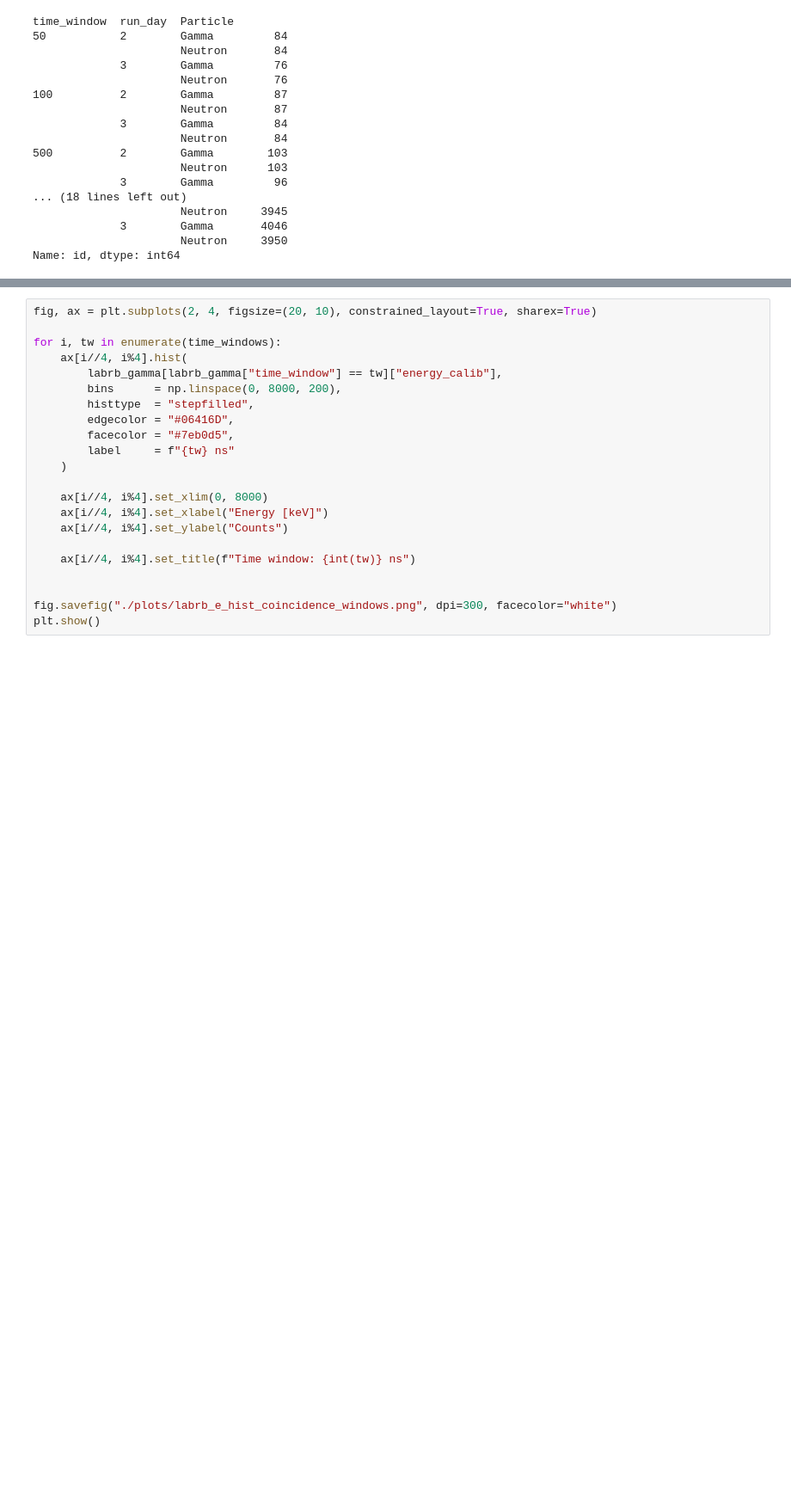
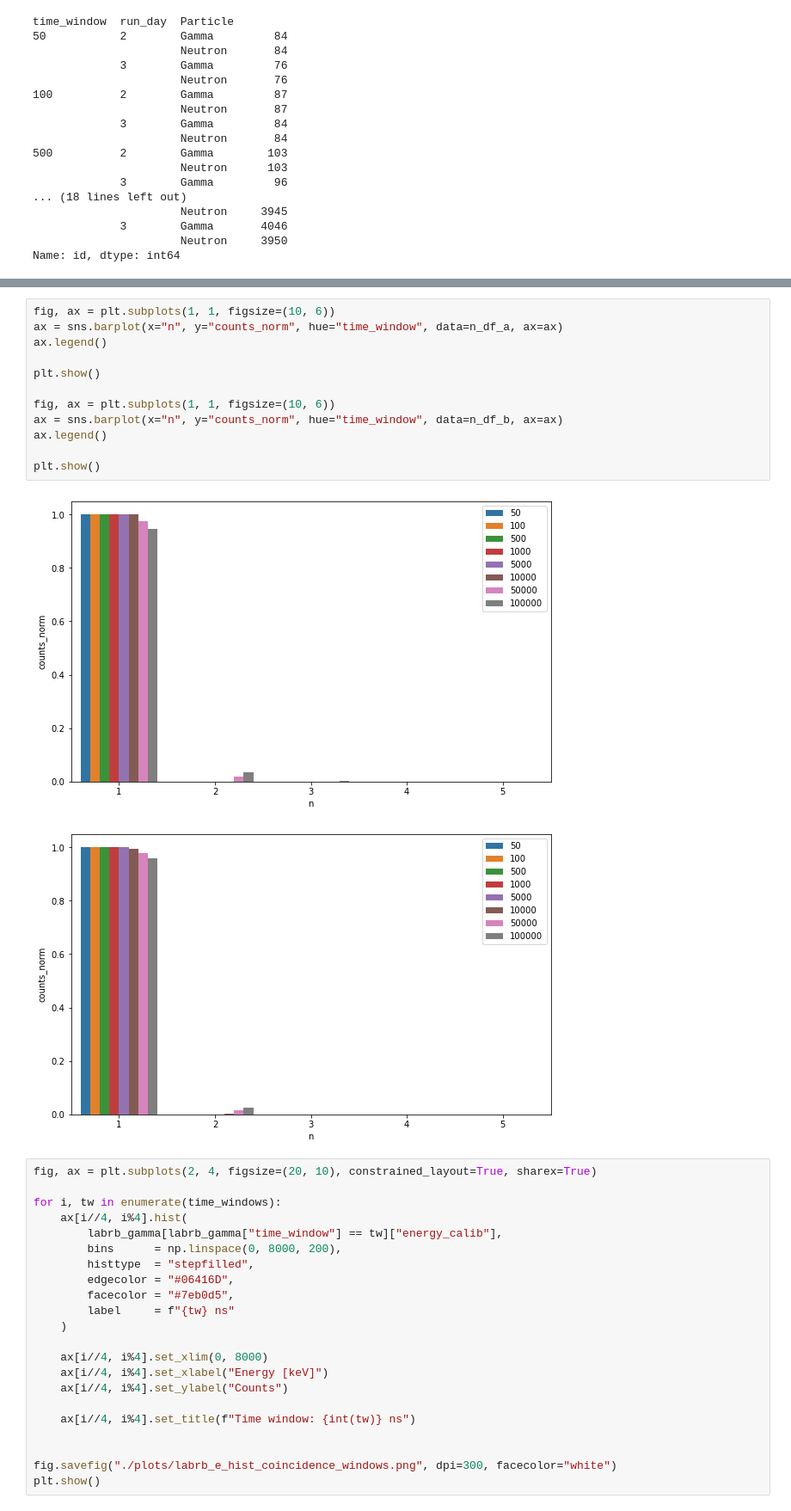
Before and after one commit to niklai99/advanced-laboratory, a Jupyter notebook: beam-analysis/coincidence-viz.ipynb, the cells around one changed output, grey strips where cells are left out. Shown at 86% size. Cells and saved outputs as stored; diff of their text form; blank space fills up the shorter version.

```diff
--- a/beam-analysis/coincidence-viz.ipynb
+++ b/beam-analysis/coincidence-viz.ipynb
@@ -271,3 +419,18 @@ plt.show()
+# %%
+fig, ax = plt.subplots(1, 1, figsize=(10, 6))
+ax = sns.barplot(x="n", y="counts_norm", hue="time_window", data=n_df_a, ax=ax)
+ax.legend()
+
+plt.show()
+
+fig, ax = plt.subplots(1, 1, figsize=(10, 6))
+ax = sns.barplot(x="n", y="counts_norm", hue="time_window", data=n_df_b, ax=ax)
+ax.legend()
+
+plt.show()
+# %% [output]
+[figure, added]
+[figure, added]
 # %%
 fig, ax = plt.subplots(2, 4, figsize=(20, 10), constrained_layout=True, sharex=True)
 
```
Also changed, not shown: parts of 18 cells of this notebook, 3 other files.
